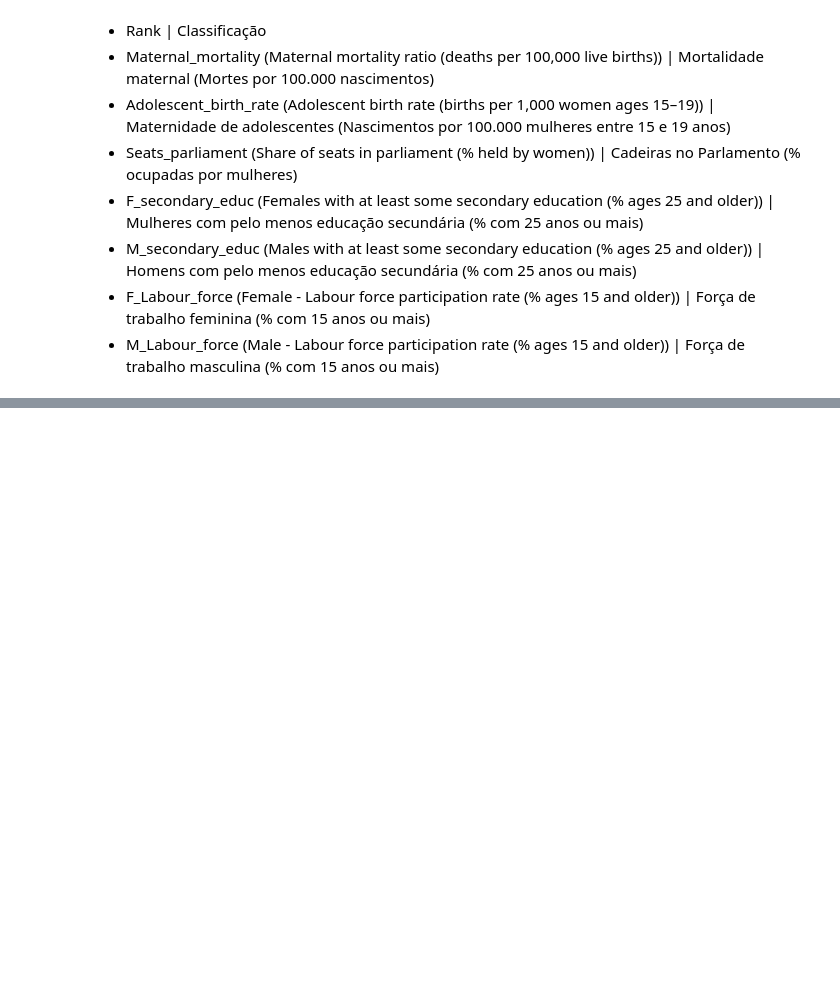
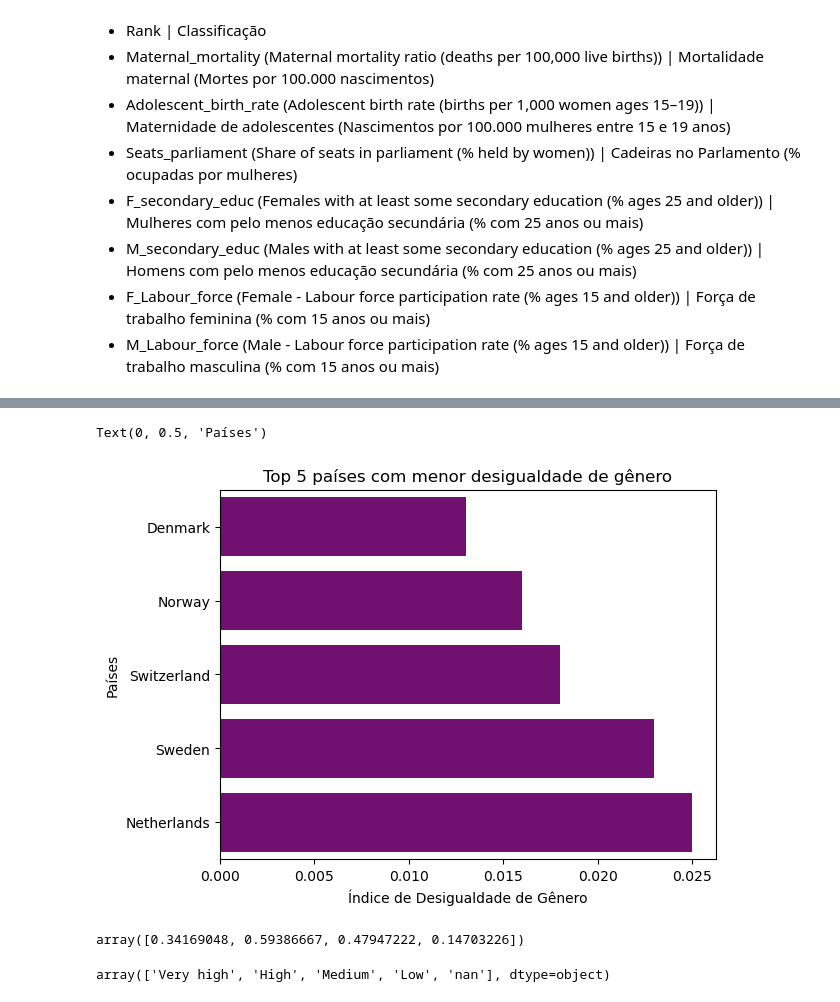
Before and after one commit to reprograma/on26-python-s13-projeto-guiado-II, a Jupyter notebook: exercicios/para-casa/gender_inequality_csv.ipynb, the cells around one changed output, grey strips where cells are left out. Drawn from its saved outputs; the diff is of its cells as text; code cells hidden in the pictures; blank space fills up the shorter version.

```diff
--- a/exercicios/para-casa/gender_inequality_csv.ipynb
+++ b/exercicios/para-casa/gender_inequality_csv.ipynb
@@ -46,6 +73,13 @@ top_5 = df.head(5)
 # %%
+# Identificando os 5 países com menor desigualdade de gênero
+df.sort_values(by="Rank", inplace=True)
+top_5 = df.head(5)
 fig, ax = plt.subplots()
 sns.barplot(x=df["GII"], y=top_5["Country"], color="purple", ax=ax)
 
 ax.set_title("Top 5 países com menor desigualdade de gênero")
 ax.set_xlabel("Índice de Desigualdade de Gênero")
+ax.set_ylabel("Países")
+# %% [output]
+Text(0, 0.5, 'Países')
+[figure, added]
@@ -71 +99,15 @@ human_development_strings = df['Human_development'].apply(lambda x: str(x))
+# %%
+#Preparando média de GII por IDH
+media_por_IDH = df["GII"].groupby(human_development_strings).mean()
+media_por_IDH.dropna(inplace=True)
+media_por_IDH_numeric = media_por_IDH.to_numpy()
+media_por_IDH_numeric
+# %% [output]
+array([0.34169048, 0.59386667, 0.47947222, 0.14703226])
+# %%
+# Identificando valores únicos de IDH
+human_development_strings = human_development_strings.unique()
+human_development_strings
+# %% [output]
+array(['Very high', 'High', 'Medium', 'Low', 'nan'], dtype=object)
 # %%
```
Also changed, not shown: parts of 19 cells of this notebook, 4 other files.
